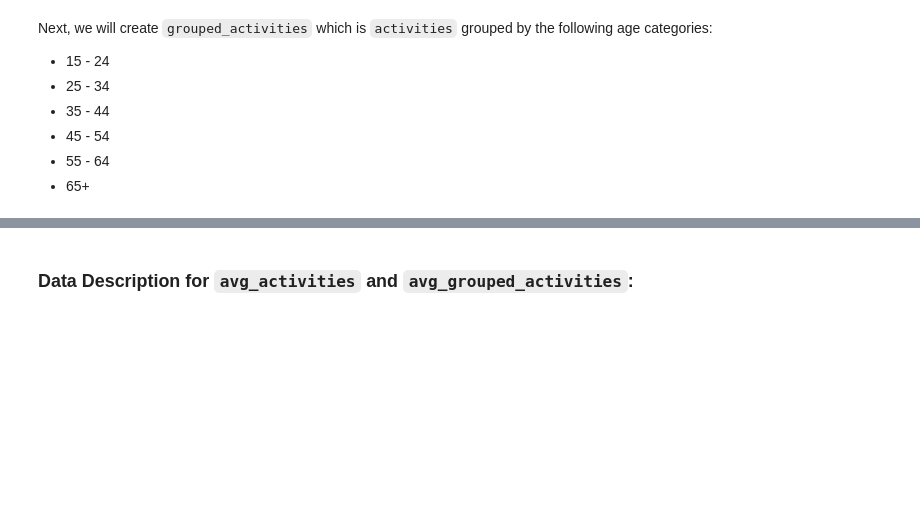
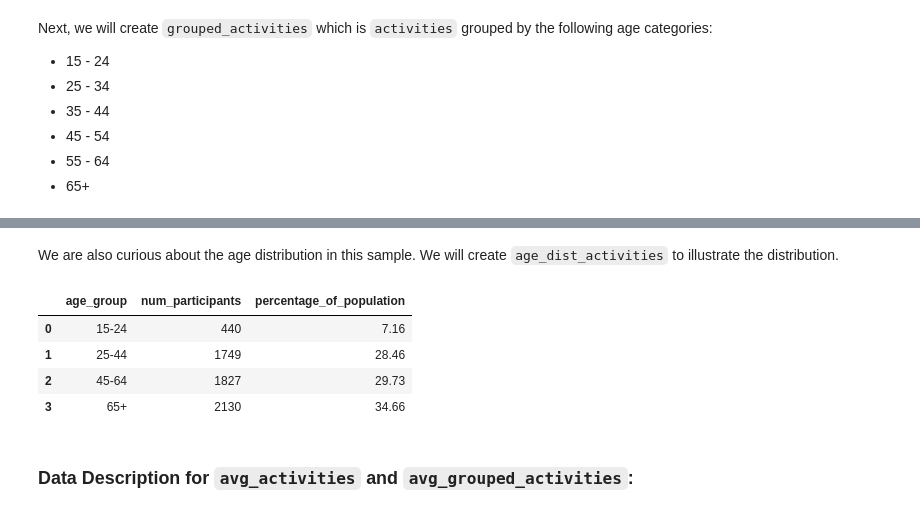
Before and after one commit to rem388/DataScienceProject, a Jupyter notebook: Phase2.ipynb, the cells around one changed output, grey strips where cells are left out. Cells and saved outputs as stored; diff of their text form; code cells hidden in the pictures; blank space fills up the shorter version.

```diff
--- a/Phase2.ipynb
+++ b/Phase2.ipynb
@@ -175,3 +176,19 @@ avg_grouped_activities: the average minutes spent on each activity per day for e
+# %% [markdown]
+We are also curious about the age distribution in this sample. We will create `age_dist_activities` to illustrate the distribution.
+# %%
+age_dist_activities = duckdb.sql(""" SELECT age_group,
+                                            num_participants,
+                                            ROUND((num_participants * 100.0 / SUM(num_participants) OVER()), 2) AS percentage_of_population
+                                     FROM avg_grouped_activities
+                                     GROUP BY age_group, num_participants
+                                     ORDER BY age_group """).df()
+age_dist_activities.head()
+# %% [output]
+|  | age_group | num_participants | percentage_of_population |
+| 0 | 15-24 | 440 | 7.16 |
+| 1 | 25-44 | 1749 | 28.46 |
+| 2 | 45-64 | 1827 | 29.73 |
+| 3 | 65+ | 2130 | 34.66 |
 # %% [markdown]
 ### **Data Description for `avg_activities` and `avg_grouped_activities`:**
 # %% [markdown]
```
Also changed, not shown: parts of 7 cells of this notebook.
